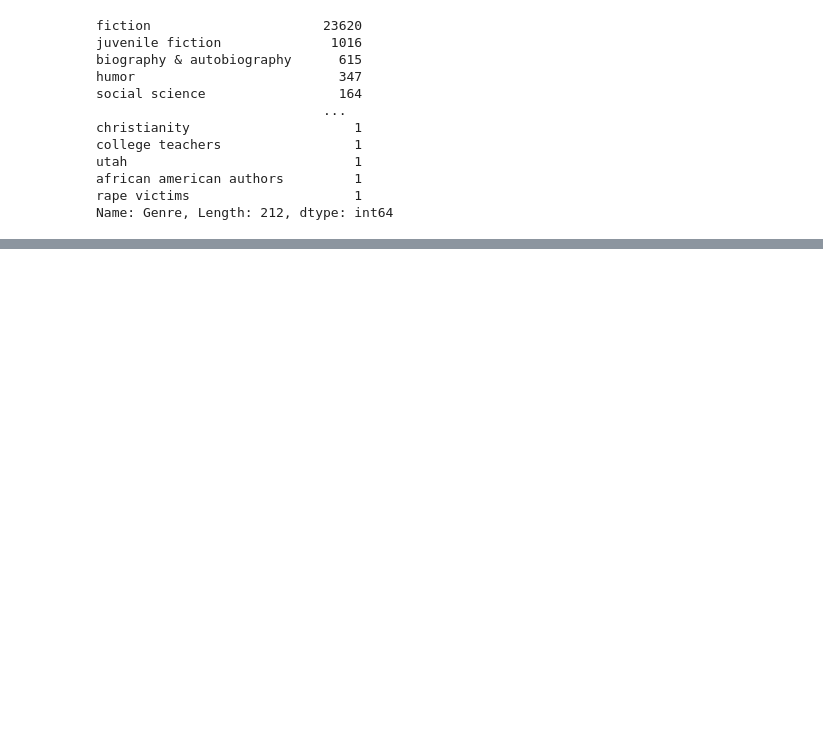
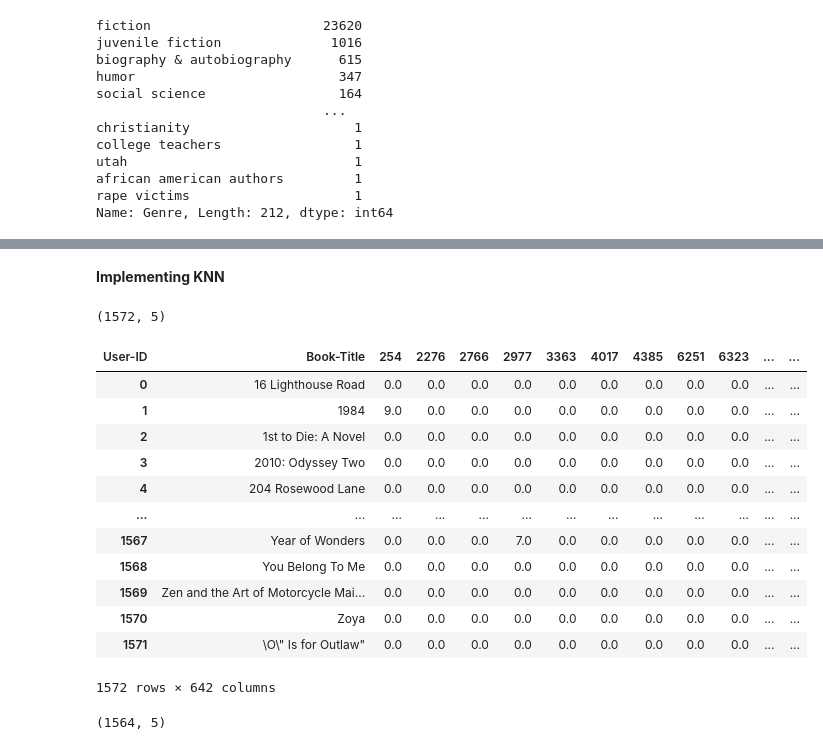
Before and after one commit to faiz2399/Book-Recommendation-System, a Jupyter notebook: EDA_latest.ipynb, the cells around one changed output, grey strips where cells are left out. Saved outputs shown, nothing was run; the diff lists cells and outputs as text; code cells hidden in the pictures; blank space fills up the shorter version.

```diff
--- a/EDA_latest.ipynb
+++ b/EDA_latest.ipynb
@@ -460,0 +523,2 @@ df_final_c.to_excel("/content/gdrive/MyDrive/book_genre/final_book.xlsx")
+# %% [markdown]
+**Implementing KNN**
@@ -460,0 +598,22 @@ df_final_c.to_excel("/content/gdrive/MyDrive/book_genre/final_book.xlsx")
+# %%
+distances.shape
+# %% [output]
+(1572, 5)
+# %%
+p_r = p.reset_index()
+# %%
+p_r
+# %% [output]
+| User-ID | Book-Title | 254 | 2276 | 2766 | 2977 | 3363 | 4017 | 4385 | 6251 | 6323 | ... | ... |
+| 0 | 16 Lighthouse Road | 0.0 | 0.0 | 0.0 | 0.0 | 0.0 | 0.0 | 0.0 | 0.0 | 0.0 | ... | ... |
+| 1 | 1984 | 9.0 | 0.0 | 0.0 | 0.0 | 0.0 | 0.0 | 0.0 | 0.0 | 0.0 | ... | ... |
+| 2 | 1st to Die: A Novel | 0.0 | 0.0 | 0.0 | 0.0 | 0.0 | 0.0 | 0.0 | 0.0 | 0.0 | ... | ... |
+| 3 | 2010: Odyssey Two | 0.0 | 0.0 | 0.0 | 0.0 | 0.0 | 0.0 | 0.0 | 0.0 | 0.0 | ... | ... |
+| 4 | 204 Rosewood Lane | 0.0 | 0.0 | 0.0 | 0.0 | 0.0 | 0.0 | 0.0 | 0.0 | 0.0 | ... | ... |
+| ... | ... | ... | ... | ... | ... | ... | ... | ... | ... | ... | ... | ... |
+| 1567 | Year of Wonders | 0.0 | 0.0 | 0.0 | 7.0 | 0.0 | 0.0 | 0.0 | 0.0 | 0.0 | ... | ... |
+| 1568 | You Belong To Me | 0.0 | 0.0 | 0.0 | 0.0 | 0.0 | 0.0 | 0.0 | 0.0 | 0.0 | ... | ... |
+| 1569 | Zen and the Art of Motorcycle Mai... | 0.0 | 0.0 | 0.0 | 0.0 | 0.0 | 0.0 | 0.0 | 0.0 | 0.0 | ... | ... |
+| 1570 | Zoya | 0.0 | 0.0 | 0.0 | 0.0 | 0.0 | 0.0 | 0.0 | 0.0 | 0.0 | ... | ... |
+| 1571 | \O\" Is for Outlaw" | 0.0 | 0.0 | 0.0 | 0.0 | 0.0 | 0.0 | 0.0 | 0.0 | 0.0 | ... | ... |
+1572 rows × 642 columns
@@ -460,0 +643,4 @@ df_final_c.to_excel("/content/gdrive/MyDrive/book_genre/final_book.xlsx")
+# %%
+df_rec.shape
+# %% [output]
+(1564, 5)
```
Also changed, not shown: parts of 196 cells of this notebook.
